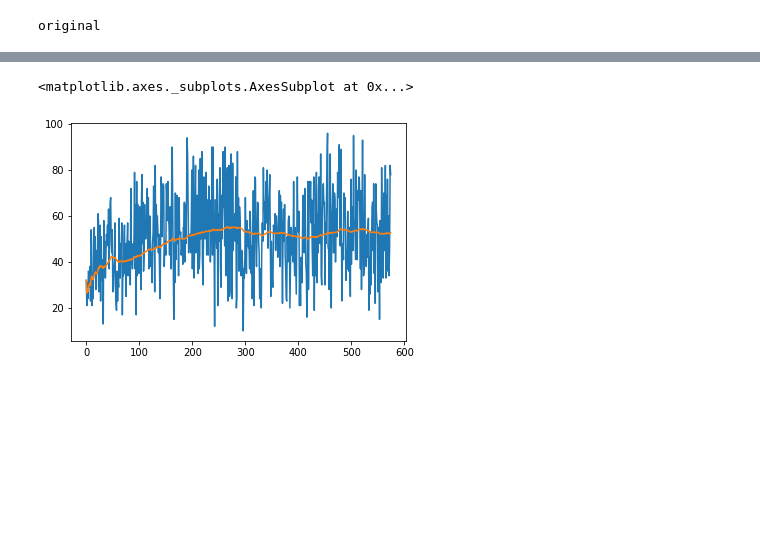
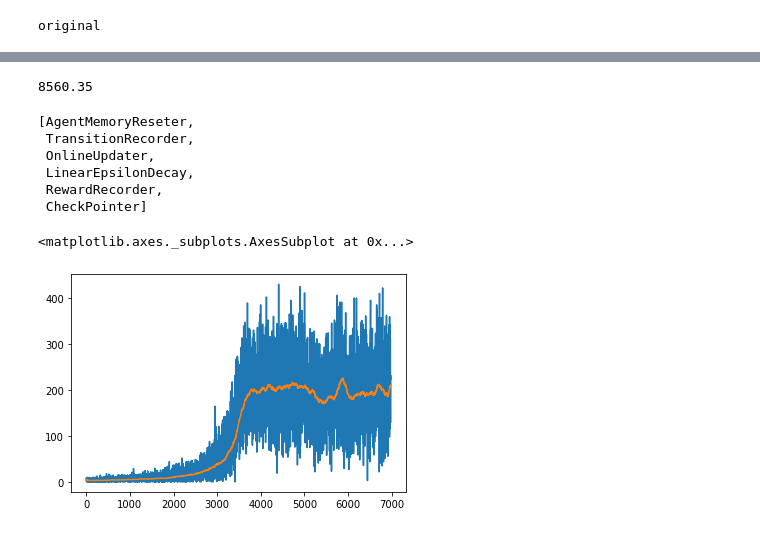
Before and after one commit to schouhy/erlyx, a Jupyter notebook: experiments/atari.ipynb, the cells around one changed output, grey strips where cells are left out. Drawn from its saved outputs; the diff is of its cells as text; code cells hidden in the pictures; blank space fills up the shorter version.

Commit message:
segunda version seaquest 12.8k

```diff
--- a/experiments/atari.ipynb
+++ b/experiments/atari.ipynb
@@ -110,10 +166,17 @@ class CNNPolicy(PytorchPolicy):
+# %%
+class AgentMemoryReseter(BaseCallback):
+    def __init__(self, agent):
+        self._agent = agent
+
+    def on_episode_begin(self, initial_observation):
+        self._agent.reset_memory()
 # %%
 num_actions = 18
 policy = CNNPolicy()
-#policy.model.load_state_dict(cp['model'])
-dataset = DequeDataset(100_000)
-agent = EpsilonGreedyAgent(policy, 0.)
-learner = DoubleDeepQLearner(32, policy, 1e-4/4, 10_000, loss_func=torch.nn.SmoothL1Loss())
-#learner.optimizer.load_state_dict(cp['optimizer'])
+policy.model.load_state_dict(cp['model'])
+dataset = TransitionHistoryDataset(input_shape=(105, 80), max_length=1_000_000, history_length=4)
+agent = EpsilonGreedyHistoryAgent(policy=policy, epsilon=0., obs_shape=(105, 80))
+learner = DoubleDeepQLearner(32, policy, 1e-4/4, 30_000, loss_func=torch.nn.SmoothL1Loss())
+learner.optimizer.load_state_dict(cp['optimizer'])
 # %% [output]
 original
@@ -176,13 +260,14 @@ class QValueTracker(BaseCallback):
         plt.plot(np.asarray(list(map(lambda x: x.data.cpu().numpy()[0], self.record)))[:, action])
 # %%
 train_callbacks = [
+    AgentMemoryReseter(agent=agent),
     TransitionRecorder(dataset),
-    OnlineUpdater(learner, dataset, 100_000, 1),
-    LinearEpsilonDecay(agent, 1., 0.1, 1e-06),
+    OnlineUpdater(learner, dataset, 1_000_000, 1),
+    LinearEpsilonDecay(agent, 1., 0.1, 1e-6),
     RewardRecorder(),
-    QValueTracker(policy, initial_state=None),
-    CheckPointer(agent, DiscreteRewradGymEnvironment('Seaquest-v0', simplified_reward=False), learner)
+    #QValueTracker(policy, initial_state=None),
+    CheckPointer(agent, BWGymEnvironment('Seaquest-v0', simplified_reward=False), learner)
 ]
 # %%
-erlyx.run_steps(DiscreteRewradGymEnvironment('Seaquest-v0'), agent, 7_000_000, train_callbacks)
+erlyx.run_steps(BWGymEnvironment('Seaquest-v0'), agent, 12_000_000, train_callbacks)
 # %% [output]
@@ -214,12 +309,25 @@ erlyx.run_episodes(env, agent, 1, [GymRenderer(env, 50)])
+# %%
+np.mean(rr.rewards)
+# %% [output]
+8560.35
 # %%
 import matplotlib.pyplot as plt
 # %%
 import pandas as pd
+# %%
+train_callbacks
+# %% [output]
+[AgentMemoryReseter,
+ TransitionRecorder,
+ OnlineUpdater,
+ LinearEpsilonDecay,
+ RewardRecorder,
+ CheckPointer]
 # %%
-train_callbacks[-3].plot_rewards()
-pd.Series(train_callbacks[-3].rewards).ewm(alpha=0.01).mean().plot()
+train_callbacks[-2].plot_rewards()
+pd.Series(train_callbacks[-2].rewards).ewm(alpha=0.01).mean().plot()
 # %% [output]
 <matplotlib.axes._subplots.AxesSubplot at 0x...>
-[figure, old version]
+[figure, new version]
 # %%
 train_callbacks[-2].plot(0)
```
Also changed, not shown: parts of 23 cells of this notebook.
